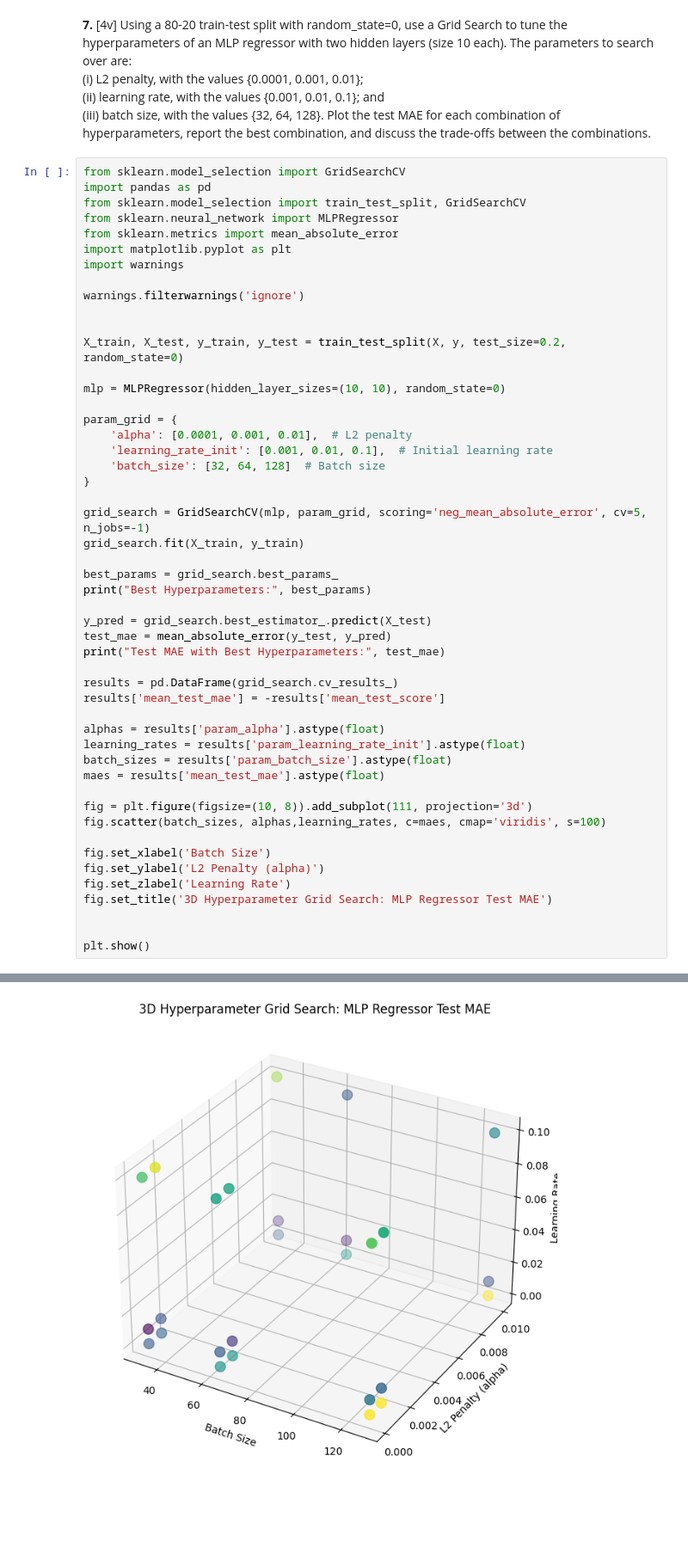
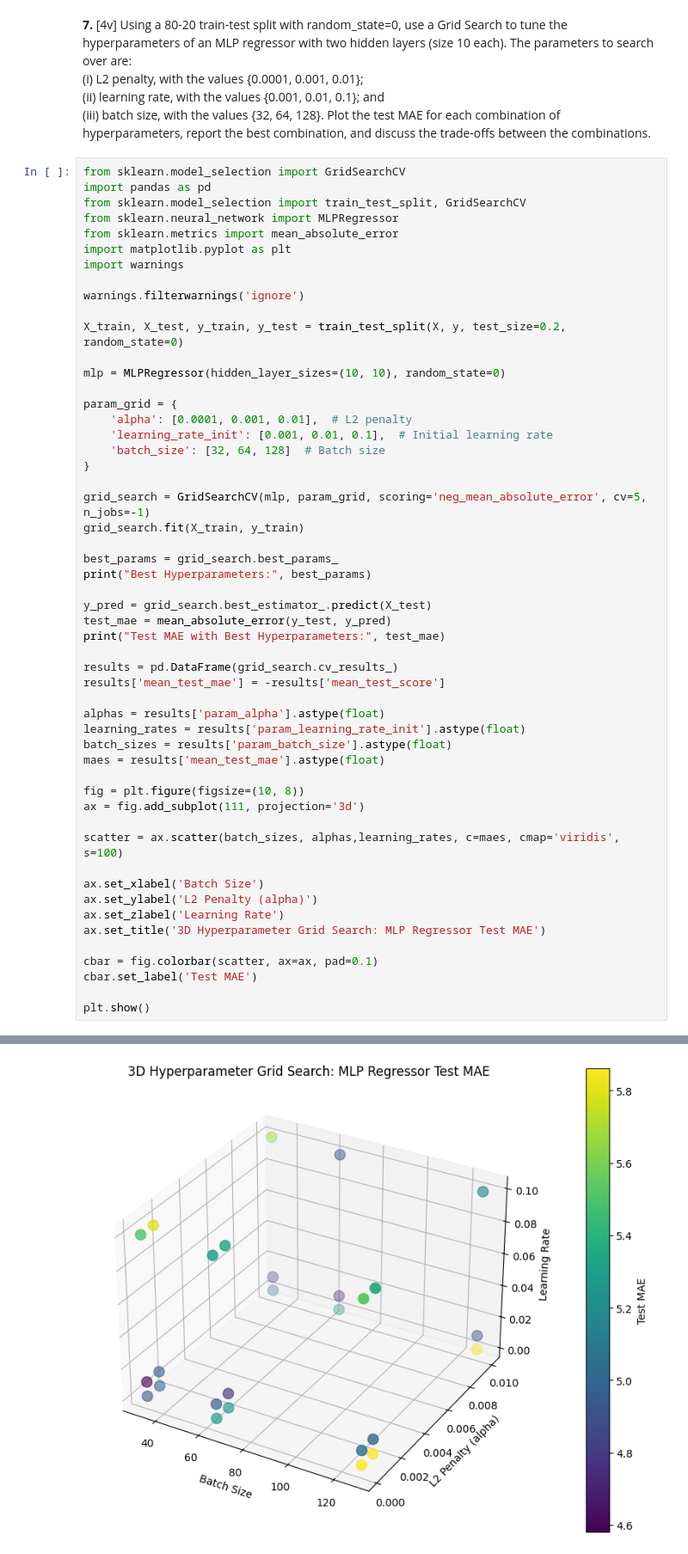
Before and after one commit to afonso215/piercings, a Jupyter notebook: HW3/bafospt3.ipynb, the cells around one changed output, grey strips where cells are left out. Shown: that part at 86% size. Saved outputs shown, nothing was run; the diff lists cells and outputs as text; blank space fills up the shorter version.

```diff
--- a/HW3/bafospt3.ipynb
+++ b/HW3/bafospt3.ipynb
@@ -84,7 +84,6 @@ import matplotlib.pyplot as plt
 import warnings
 
 warnings.filterwarnings('ignore')
-
 
 X_train, X_test, y_train, y_test = train_test_split(X, y, test_size=0.2, random_state=0)
 
@@ -94,40 +93,44 @@ param_grid = {
     'alpha': [0.0001, 0.001, 0.01],  # L2 penalty
     'learning_rate_init': [0.001, 0.01, 0.1],  # Initial learning rate
     'batch_size': [32, 64, 128]  # Batch size
 }
 
 grid_search = GridSearchCV(mlp, param_grid, scoring='neg_mean_absolute_error', cv=5, n_jobs=-1)
 grid_search.fit(X_train, y_train)
 
 best_params = grid_search.best_params_
 print("Best Hyperparameters:", best_params)
 
 y_pred = grid_search.best_estimator_.predict(X_test)
 test_mae = mean_absolute_error(y_test, y_pred)
 print("Test MAE with Best Hyperparameters:", test_mae)
 
 results = pd.DataFrame(grid_search.cv_results_)
 results['mean_test_mae'] = -results['mean_test_score']
 
 alphas = results['param_alpha'].astype(float)
 learning_rates = results['param_learning_rate_init'].astype(float)
 batch_sizes = results['param_batch_size'].astype(float)
 maes = results['mean_test_mae'].astype(float)
 
-fig = plt.figure(figsize=(10, 8)).add_subplot(111, projection='3d')
-fig.scatter(batch_sizes, alphas,learning_rates, c=maes, cmap='viridis', s=100)
+fig = plt.figure(figsize=(10, 8))
+ax = fig.add_subplot(111, projection='3d')
 
-fig.set_xlabel('Batch Size')
-fig.set_ylabel('L2 Penalty (alpha)')
-fig.set_zlabel('Learning Rate')
-fig.set_title('3D Hyperparameter Grid Search: MLP Regressor Test MAE')
+scatter = ax.scatter(batch_sizes, alphas,learning_rates, c=maes, cmap='viridis', s=100)
 
+ax.set_xlabel('Batch Size')
+ax.set_ylabel('L2 Penalty (alpha)')
+ax.set_zlabel('Learning Rate')
+ax.set_title('3D Hyperparameter Grid Search: MLP Regressor Test MAE')
+
+cbar = fig.colorbar(scatter, ax=ax, pad=0.1)
+cbar.set_label('Test MAE')
 
 plt.show()
 # %% [output]
 Best Hyperparameters: {'alpha': 0.0001, 'batch_size': 32, 'learning_rate_init': 0.01}
 Test MAE with Best Hyperparameters: 4.563311573351936
-[figure, old version]
+[figure, new version]
 # %% [markdown]
 Com base nos resultados da Grid Search realizada, a melhor combinação de hiperparâmetros é:
     alpha = 0.01 (L2_penalty)
```
